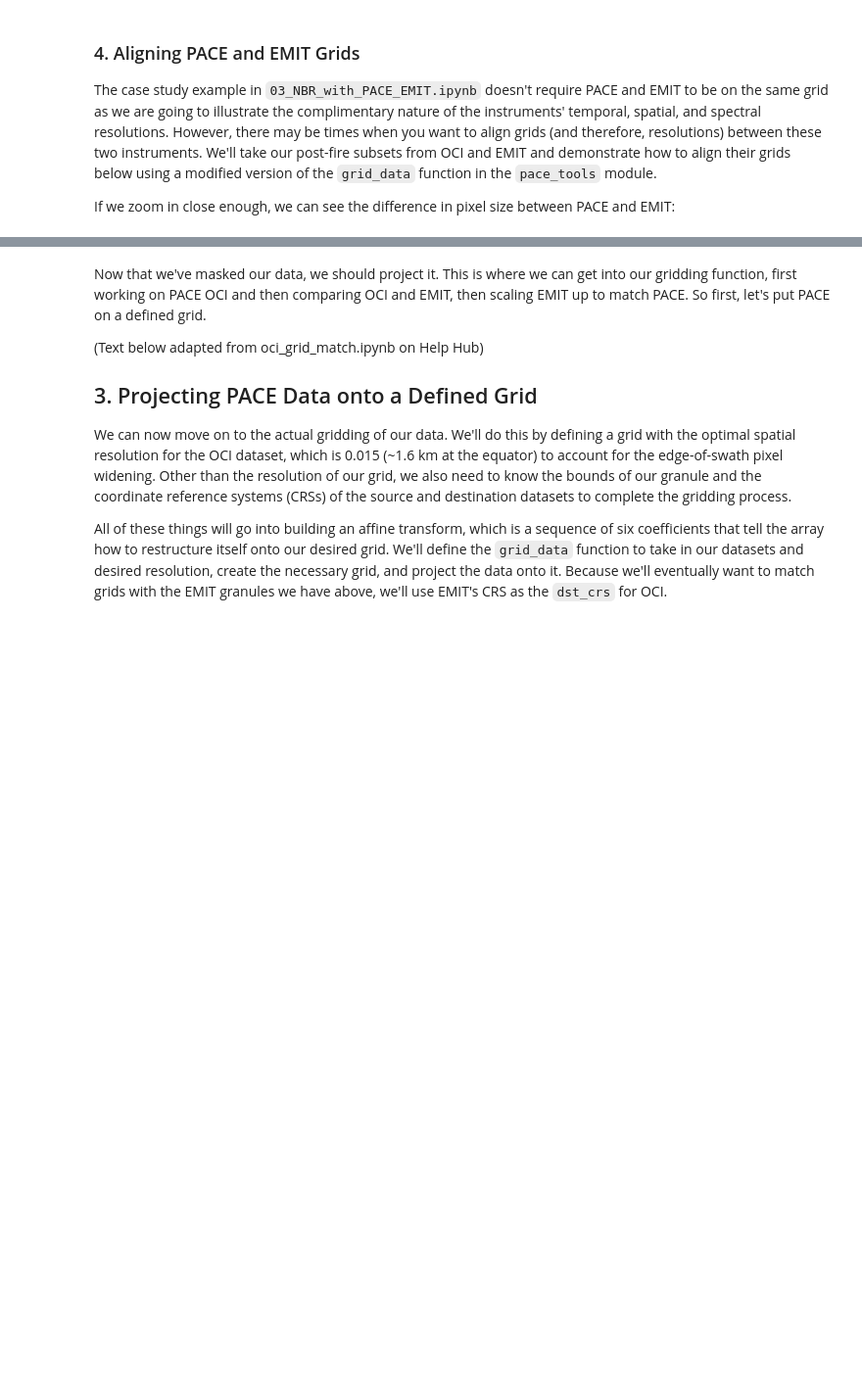
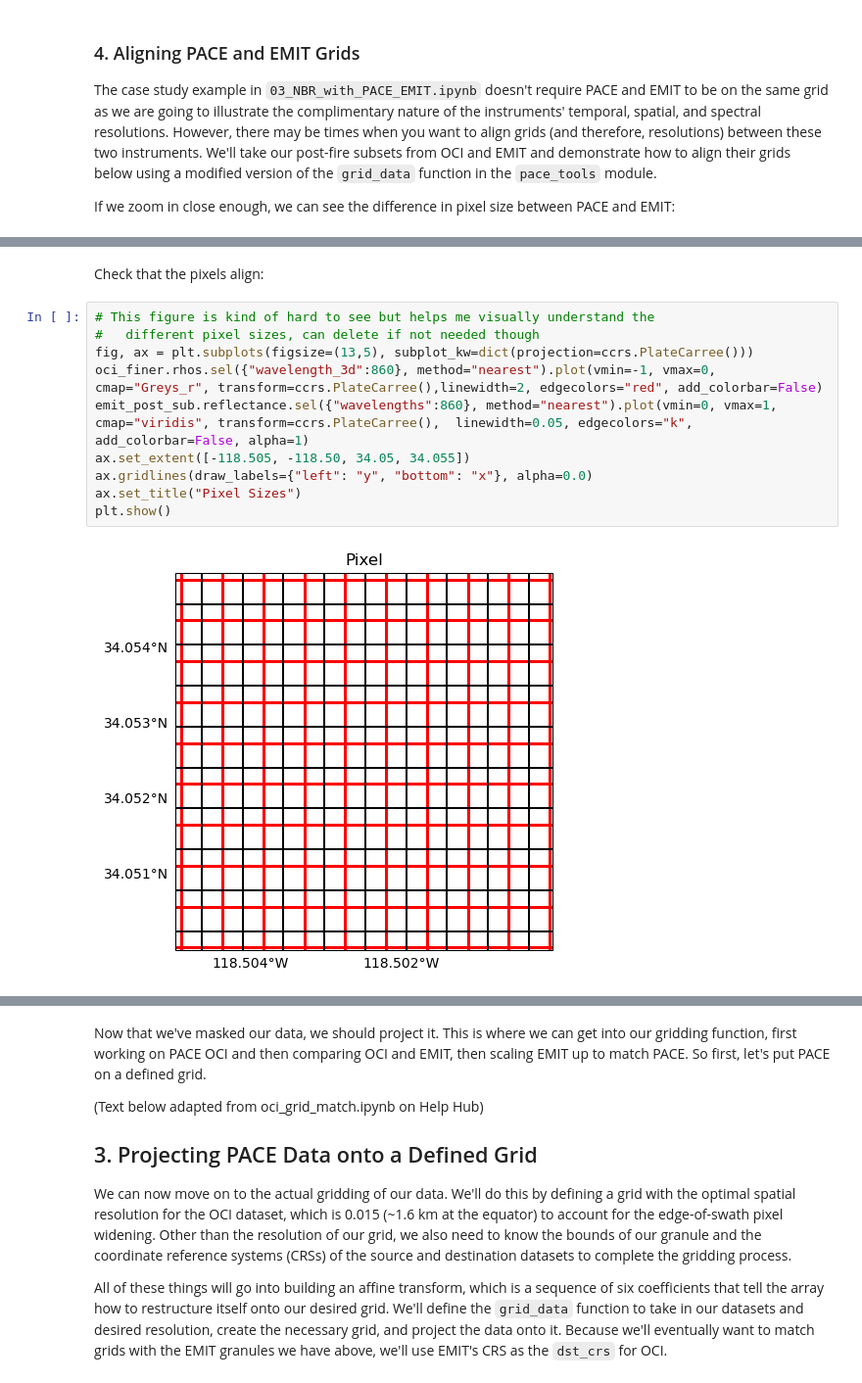
Before and after one commit to skyecaplan/pace_tutorials, a Jupyter notebook: pace_emit/02_Align_PACE_EMIT_Grids.ipynb, the cells around one changed output, grey strips where cells are left out. Shown at 98% size. Drawn from its saved outputs; the diff is of its cells as text; blank space fills up the shorter version.

```diff
--- a/pace_emit/02_Align_PACE_EMIT_Grids.ipynb
+++ b/pace_emit/02_Align_PACE_EMIT_Grids.ipynb
@@ -269,0 +280,14 @@ Let's regrid the PACE data to a finer resolution and see what this means.
+# %% [markdown]
+Check that the pixels align:
+# %%
+# This figure is kind of hard to see but helps me visually understand the
+#   different pixel sizes, can delete if not needed though
+fig, ax = plt.subplots(figsize=(13,5), subplot_kw=dict(projection=ccrs.PlateCarree()))
+oci_finer.rhos.sel({"wavelength_3d":860}, method="nearest").plot(vmin=-1, vmax=0, cmap="Greys_r", transform=ccrs.PlateCarree(),linewidth=2, edgecolors="red", add_colorbar=False)
+emit_post_sub.reflectance.sel({"wavelengths":860}, method="nearest").plot(vmin=0, vmax=1, cmap="viridis", transform=ccrs.PlateCarree(),  linewidth=0.05, edgecolors="k", add_colorbar=False, alpha=1)
+ax.set_extent([-118.505, -118.50, 34.05, 34.055])
+ax.gridlines(draw_labels={"left": "y", "bottom": "x"}, alpha=0.0)
+ax.set_title("Pixel Sizes")
+plt.show()
+# %% [output]
+[figure, added]
```
Also changed, not shown: parts of 8 cells of this notebook.
